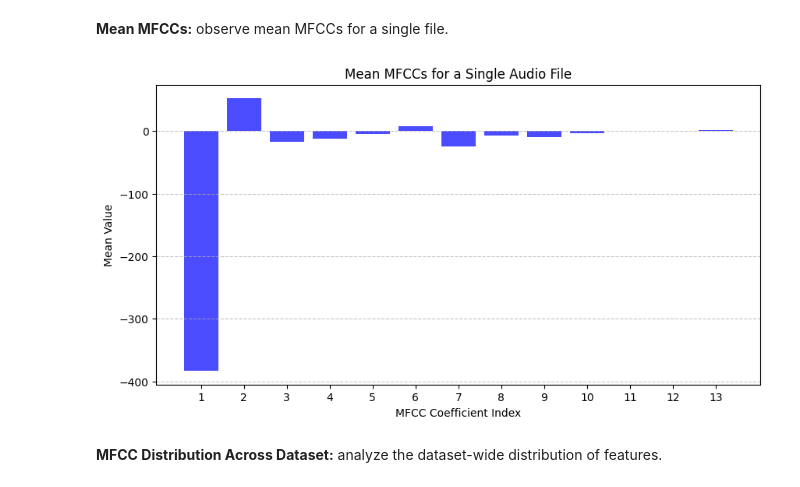
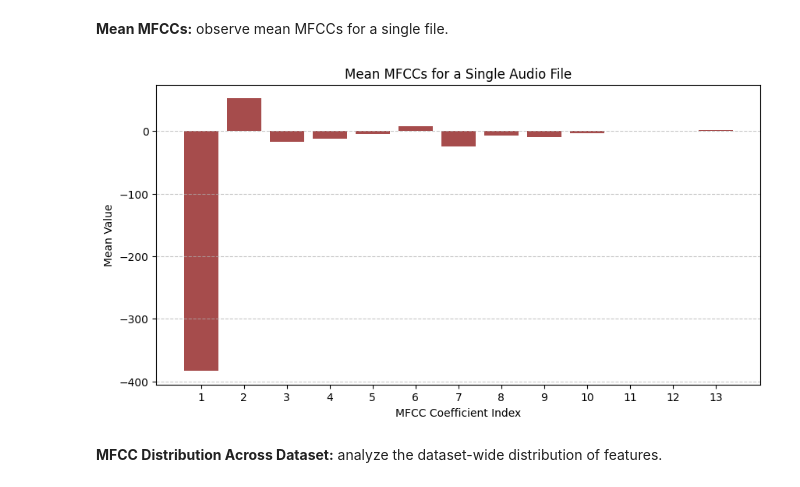
Before and after one commit to abs-sayem/stress_level_detection, a Jupyter notebook: emotion_score_stress_level_detection.ipynb, the cells around one changed output. Saved outputs shown, nothing was run; the diff lists cells and outputs as text; code cells hidden in the pictures.

Commit message:
updated features visualization

```diff
--- a/emotion_score_stress_level_detection.ipynb
+++ b/emotion_score_stress_level_detection.ipynb
@@ -103,21 +112,21 @@ plot_emotion_spectrograms(dataset_path, emotions, max_emotions=7)
 # %%
 # Visualize the mean MFCCs for one audio file
 def visualize_mean_mfcc(features, n_mfcc=13):
     plt.figure(figsize=(10, 5))
-    plt.bar(range(1, n_mfcc + 1), features, color='blue', alpha=0.7)
+    plt.bar(range(1, n_mfcc + 1), features, color='maroon', alpha=0.7)
     plt.title("Mean MFCCs for a Single Audio File")
     plt.xlabel("MFCC Coefficient Index")
     plt.ylabel("Mean Value")
     plt.xticks(range(1, n_mfcc + 1))
     plt.grid(axis='y', linestyle='--', alpha=0.7)
     plt.show()
 
 # Example usage (visualize mean MFCCs for the first file)
 example_file = os.path.join(dataset_path, emotions[0], os.listdir(os.path.join(dataset_path, emotions[0]))[0])
 example_features = extract_features(example_file)
 visualize_mean_mfcc(example_features)
 # %% [output]
-[figure, old version]
+[figure, new version]
 # %% [markdown]
 **MFCC Distribution Across Dataset:** analyze the dataset-wide distribution of features.
 # %%
```
Also changed, not shown: parts of 4 cells of this notebook.
